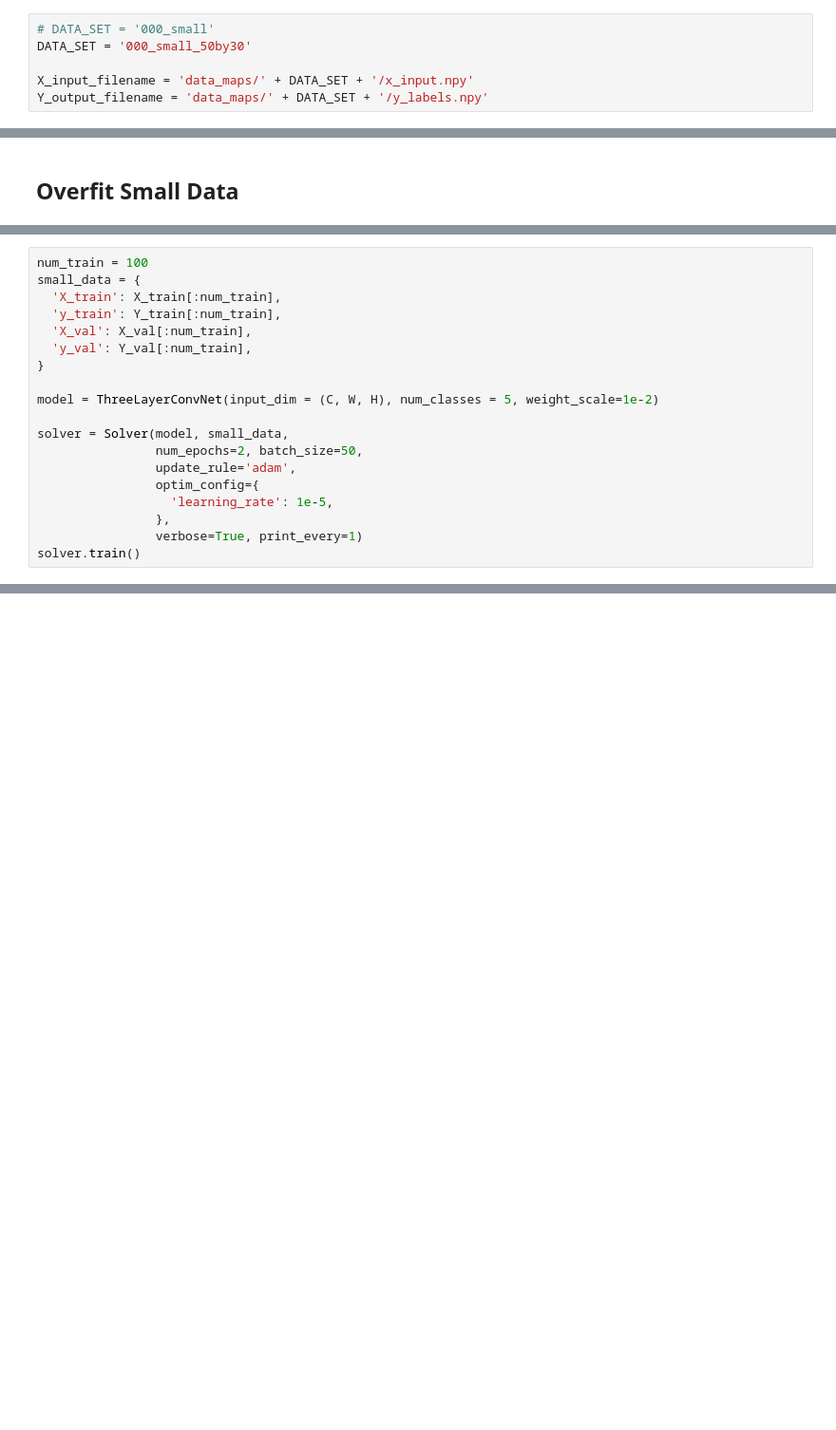
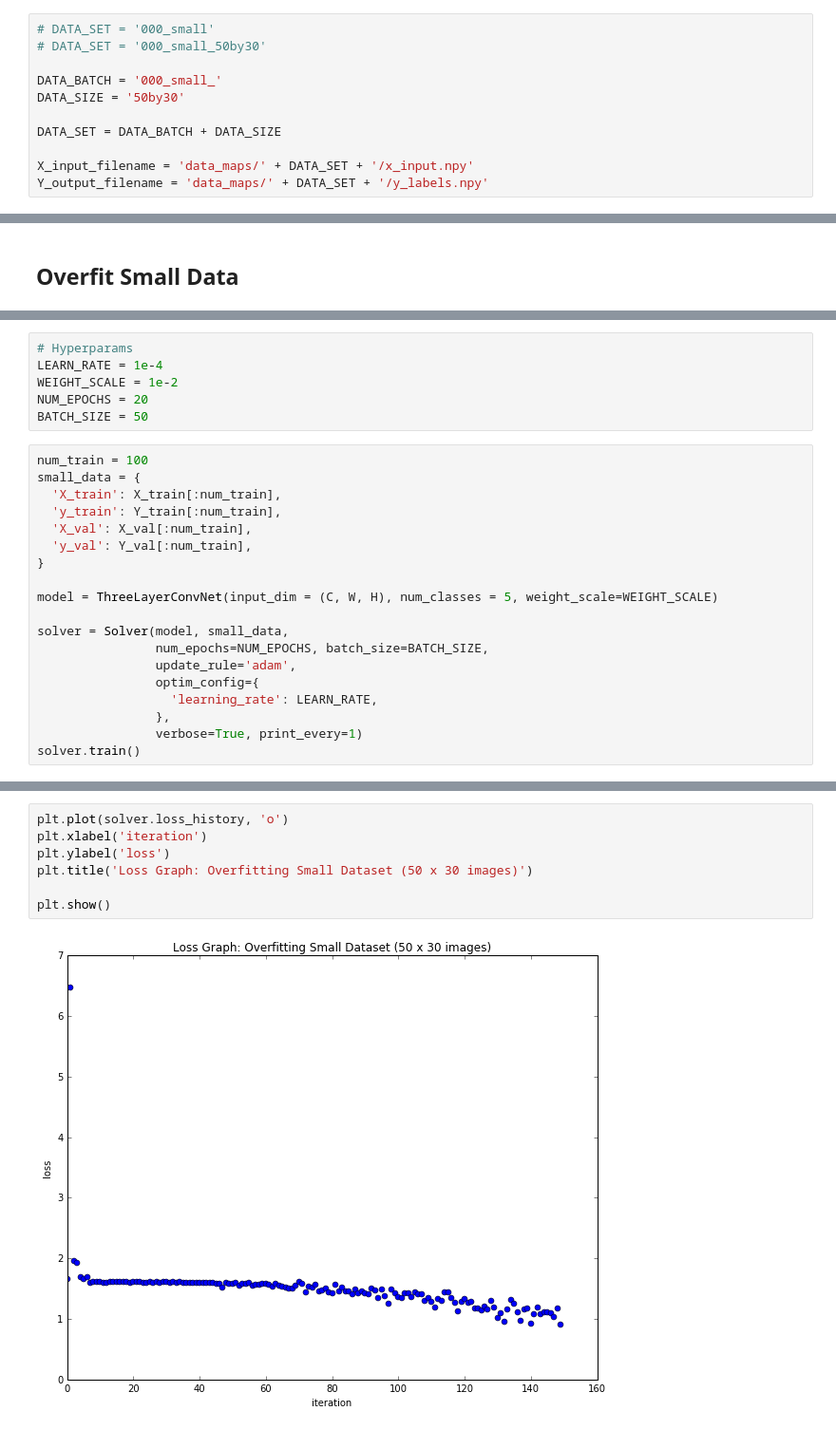
Before and after one commit to ange3/convnet-worldview, a Jupyter notebook: Conv Net.ipynb, the cells around one changed output, grey strips where cells are left out. Shown: that part at 95% size. Drawn from its saved outputs; the diff is of its cells as text; blank space fills up the shorter version.

Commit message:
fully run conv net on 000 small dataset with 5 classes

```diff
--- a/Conv Net.ipynb
+++ b/Conv Net.ipynb
@@ -28,6 +25,11 @@ The autoreload extension is already loaded. To reload it, use:
 # %%
 # DATA_SET = '000_small'
-DATA_SET = '000_small_50by30'
+# DATA_SET = '000_small_50by30'
+
+DATA_BATCH = '000_small_'
+DATA_SIZE = '50by30'
+
+DATA_SET = DATA_BATCH + DATA_SIZE
 
 X_input_filename = 'data_maps/' + DATA_SET + '/x_input.npy'
 Y_output_filename = 'data_maps/' + DATA_SET + '/y_labels.npy'
@@ -76,3 +80,9 @@ Y_train (1504,), Y_val (188,), Y_test (188,)
+# %%
+# Hyperparams
+LEARN_RATE = 1e-4
+WEIGHT_SCALE = 1e-2
+NUM_EPOCHS = 20
+BATCH_SIZE = 50
 # %%
 num_train = 100
 small_data = {
@@ -82,13 +92,13 @@ small_data = {
   'y_val': Y_val[:num_train],
 }
 
-model = ThreeLayerConvNet(input_dim = (C, W, H), num_classes = 5, weight_scale=1e-2)
+model = ThreeLayerConvNet(input_dim = (C, W, H), num_classes = 5, weight_scale=WEIGHT_SCALE)
 
 solver = Solver(model, small_data,
-                num_epochs=2, batch_size=50,
+                num_epochs=NUM_EPOCHS, batch_size=BATCH_SIZE,
                 update_rule='adam',
                 optim_config={
-                  'learning_rate': 1e-5,
+                  'learning_rate': LEARN_RATE,
                 },
                 verbose=True, print_every=1)
 solver.train()
@@ -105,0 +125,9 @@ NameError: global name 'col2im_6d_cython' is not defined
+# %%
+plt.plot(solver.loss_history, 'o')
+plt.xlabel('iteration')
+plt.ylabel('loss')
+plt.title('Loss Graph: Overfitting Small Dataset (50 x 30 images)')
+
+plt.show()
+# %% [output]
+[figure, added]
```
Also changed, not shown: parts of 13 cells of this notebook, 3 other files.
